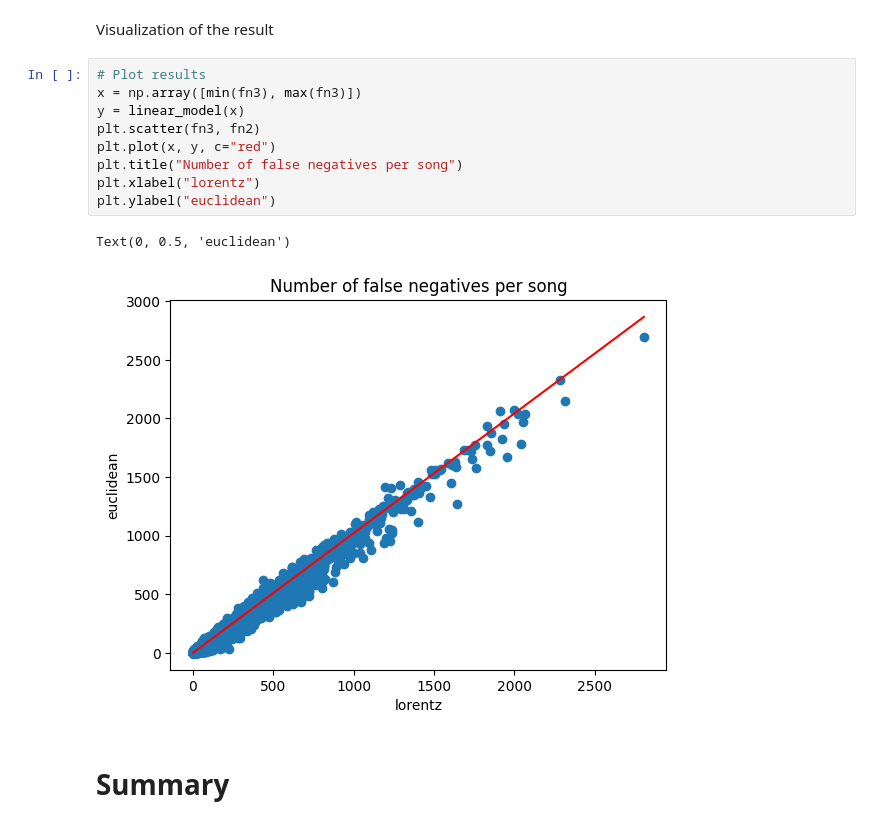
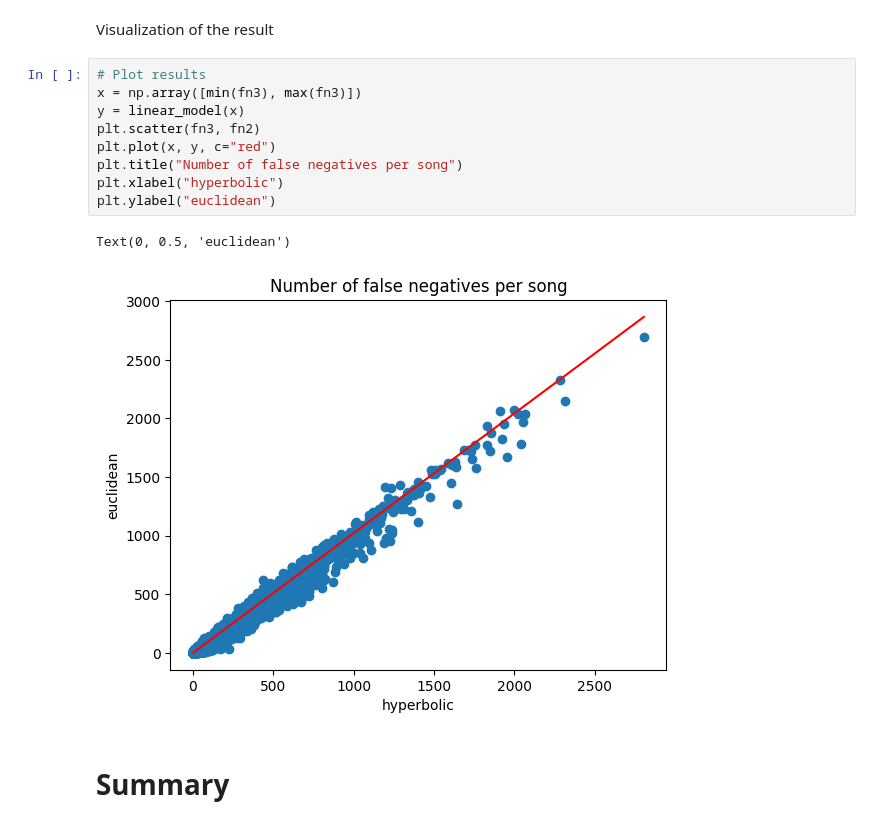
Before and after one commit to ricsi98/million-playlists, a Jupyter notebook: notebooks/StatHW.ipynb, the cells around one changed output. Drawn from its saved outputs; the diff is of its cells as text.

```diff
--- a/notebooks/StatHW.ipynb
+++ b/notebooks/StatHW.ipynb
@@ -249,14 +249,14 @@ Visualization of the result
 # %%
 # Plot results
 x = np.array([min(fn3), max(fn3)])
 y = linear_model(x)
 plt.scatter(fn3, fn2)
 plt.plot(x, y, c="red")
 plt.title("Number of false negatives per song")
-plt.xlabel("lorentz")
+plt.xlabel("hyperbolic")
 plt.ylabel("euclidean")
 # %% [output]
 Text(0, 0.5, 'euclidean')
-[figure, old version]
+[figure, new version]
 # %% [markdown]
 # Summary
```
Also changed, not shown: parts of 1 cell of this notebook.
